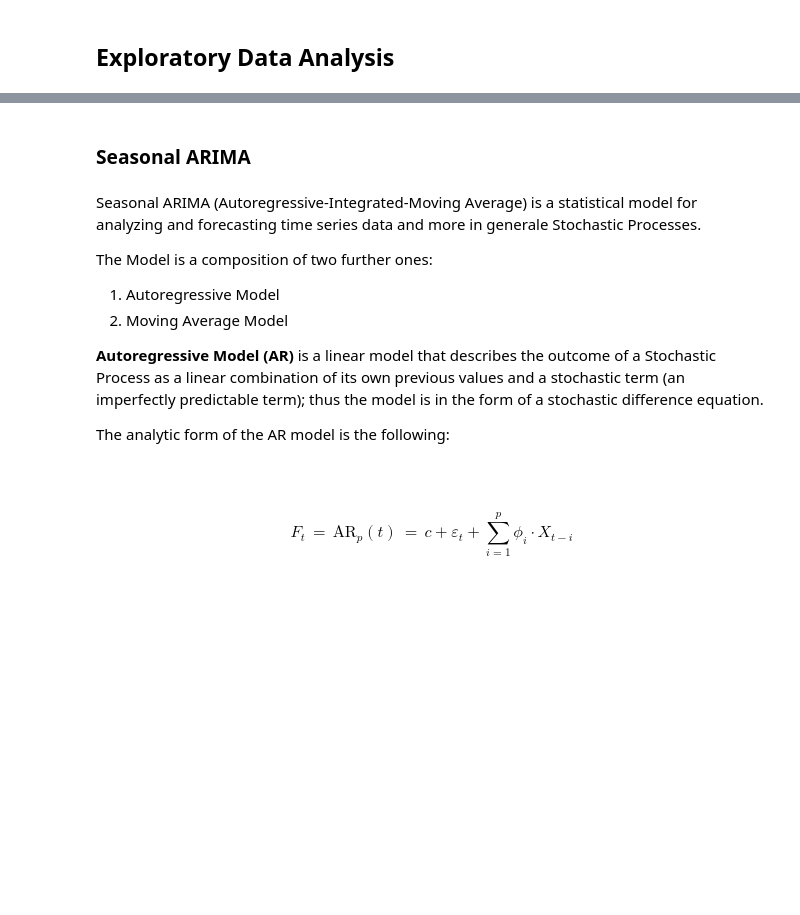
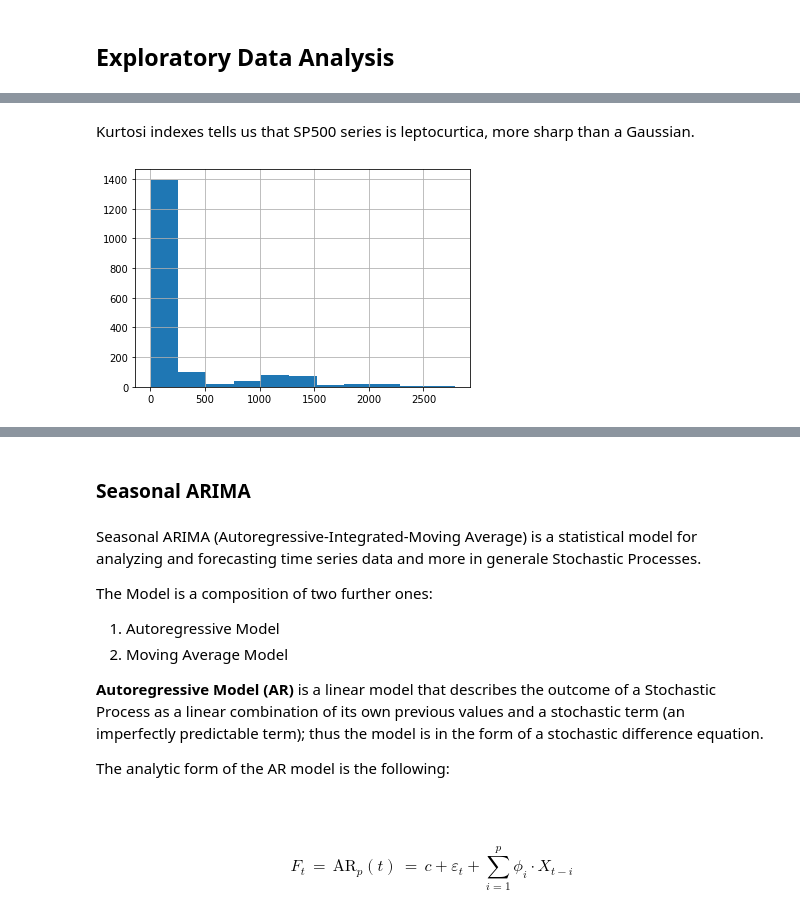
Before and after one commit to rscdev7/stock_advisor, a Jupyter notebook: code/notebooks/stock_advisor/Stock Advisor.ipynb, the cells around one changed output, grey strips where cells are left out. Cells and saved outputs as stored; diff of their text form; code cells hidden in the pictures; blank space fills up the shorter version.

```diff
--- a/code/notebooks/stock_advisor/Stock Advisor.ipynb
+++ b/code/notebooks/stock_advisor/Stock Advisor.ipynb
@@ -177,0 +298,8 @@ Features of analyzed dataset is listed below:
+# %% [markdown]
+Kurtosi indexes tells us that SP500 series is leptocurtica, more sharp than a Gaussian.
+# %%
+#Histogram
+sp.hist(bins=11)
+plt.show()
+# %% [output]
+[figure, added]
```
Also changed, not shown: parts of 87 cells of this notebook, 2 other files.
